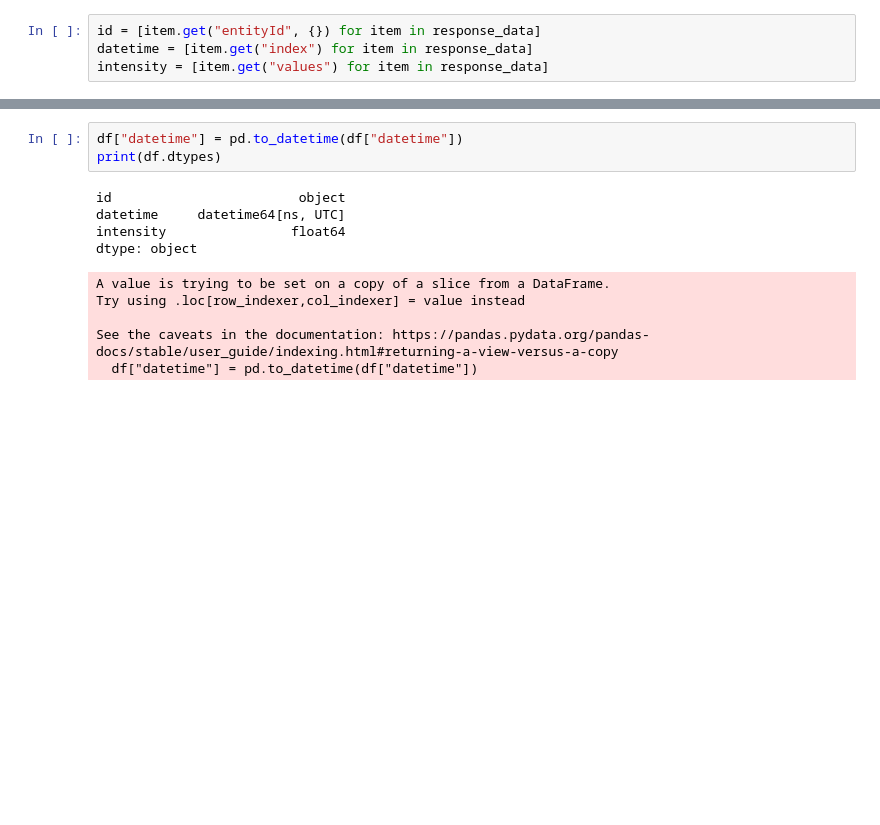
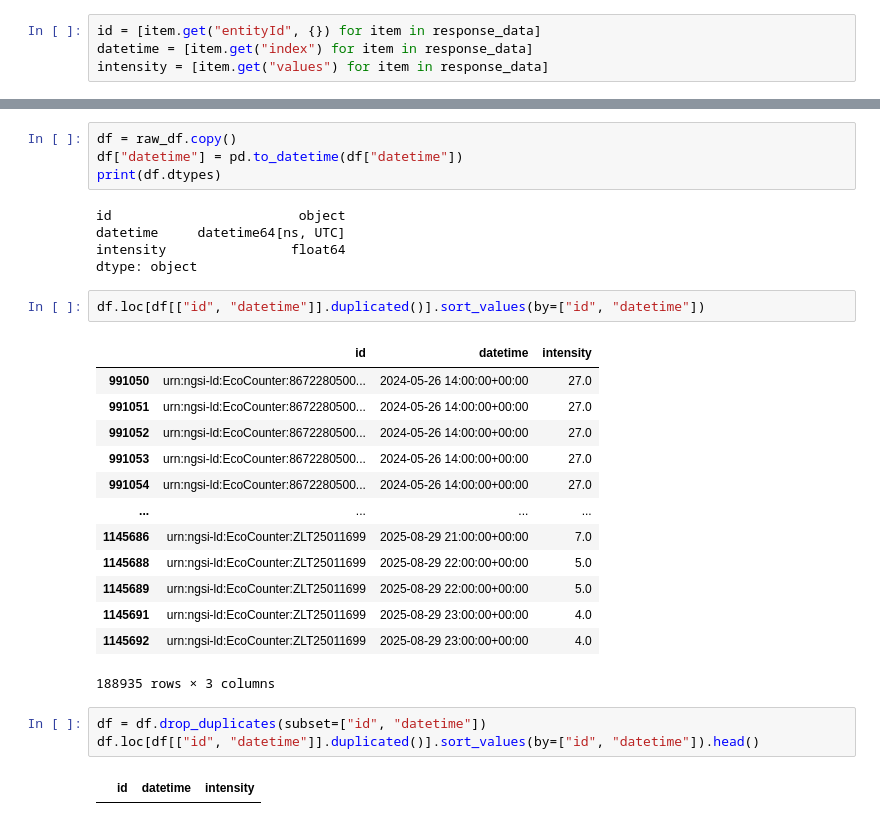
Before and after one commit to marwaboulkasim/prevision-du-Trafic-Cyclable, a Jupyter notebook: notebooks/exploration_mat.ipynb, the cells around one changed output, grey strips where cells are left out. Drawn from its saved outputs; the diff is of its cells as text; blank space fills up the shorter version.

```diff
--- a/notebooks/exploration_mat.ipynb
+++ b/notebooks/exploration_mat.ipynb
@@ -187,4 +140,5 @@ df
 # %%
+df = raw_df.copy()
 df["datetime"] = pd.to_datetime(df["datetime"])
 print(df.dtypes)
 # %% [output]
@@ -192,8 +146,24 @@ id                        object
 datetime     datetime64[ns, UTC]
 intensity                float64
 dtype: object
-A value is trying to be set on a copy of a slice from a DataFrame.
-Try using .loc[row_indexer,col_indexer] = value instead
-
-See the caveats in the documentation: https://pandas.pydata.org/pandas-docs/stable/user_guide/indexing.html#returning-a-view-versus-a-copy
-  df["datetime"] = pd.to_datetime(df["datetime"])
+# %%
+df.loc[df[["id", "datetime"]].duplicated()].sort_values(by=["id", "datetime"])
+# %% [output]
+|  | id | datetime | intensity |
+| 991050 | urn:ngsi-ld:EcoCounter:8672280500... | 2024-05-26 14:00:00+00:00 | 27.0 |
+| 991051 | urn:ngsi-ld:EcoCounter:8672280500... | 2024-05-26 14:00:00+00:00 | 27.0 |
+| 991052 | urn:ngsi-ld:EcoCounter:8672280500... | 2024-05-26 14:00:00+00:00 | 27.0 |
+| 991053 | urn:ngsi-ld:EcoCounter:8672280500... | 2024-05-26 14:00:00+00:00 | 27.0 |
+| 991054 | urn:ngsi-ld:EcoCounter:8672280500... | 2024-05-26 14:00:00+00:00 | 27.0 |
+| ... | ... | ... | ... |
+| 1145686 | urn:ngsi-ld:EcoCounter:ZLT25011699 | 2025-08-29 21:00:00+00:00 | 7.0 |
+| 1145688 | urn:ngsi-ld:EcoCounter:ZLT25011699 | 2025-08-29 22:00:00+00:00 | 5.0 |
+| 1145689 | urn:ngsi-ld:EcoCounter:ZLT25011699 | 2025-08-29 22:00:00+00:00 | 5.0 |
+| 1145691 | urn:ngsi-ld:EcoCounter:ZLT25011699 | 2025-08-29 23:00:00+00:00 | 4.0 |
+| 1145692 | urn:ngsi-ld:EcoCounter:ZLT25011699 | 2025-08-29 23:00:00+00:00 | 4.0 |
+188935 rows × 3 columns
+# %%
+df = df.drop_duplicates(subset=["id", "datetime"])
+df.loc[df[["id", "datetime"]].duplicated()].sort_values(by=["id", "datetime"]).head()
+# %% [output]
+|  | id | datetime | intensity |
```
Also changed, not shown: parts of 28 cells of this notebook, 1 other file.
